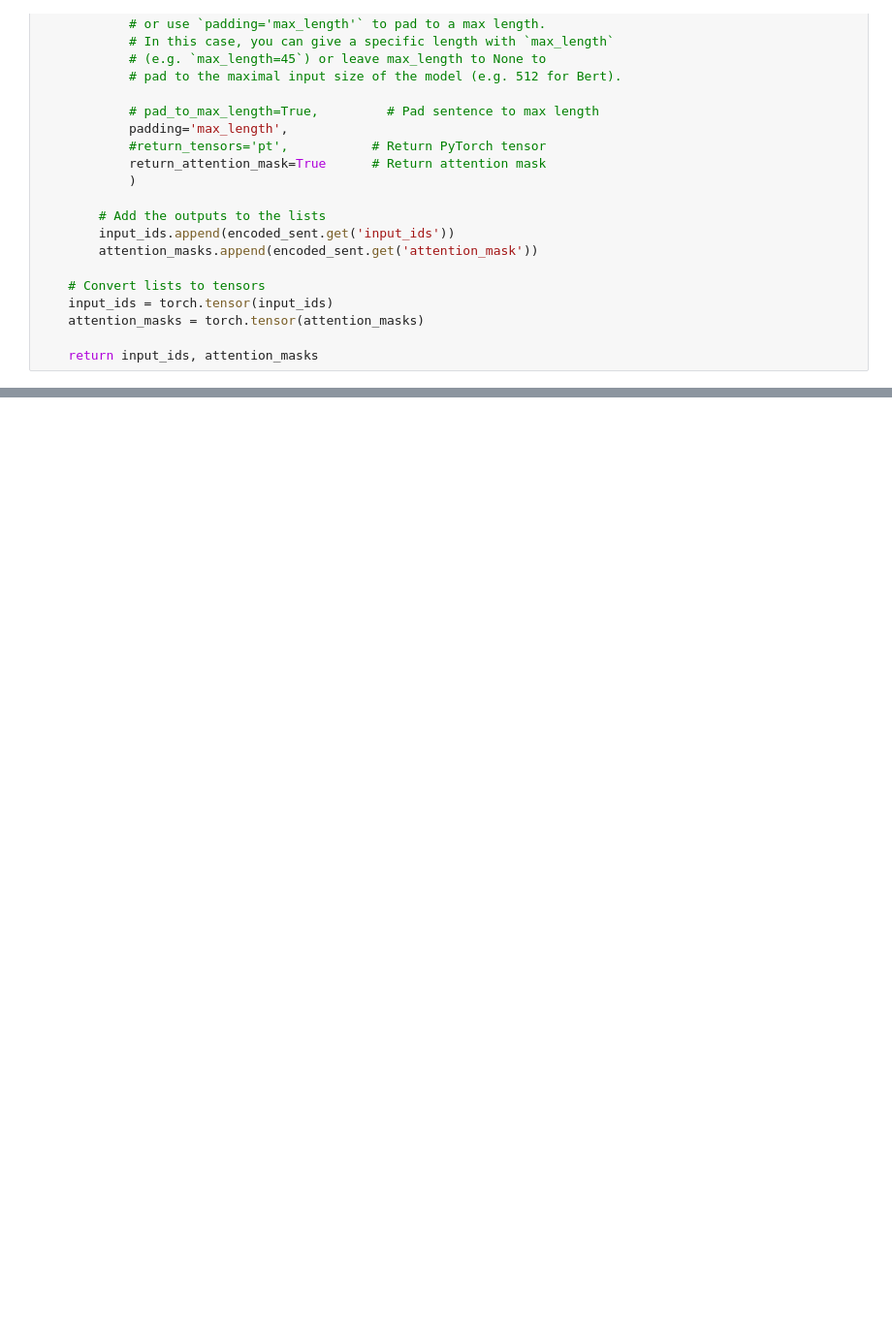
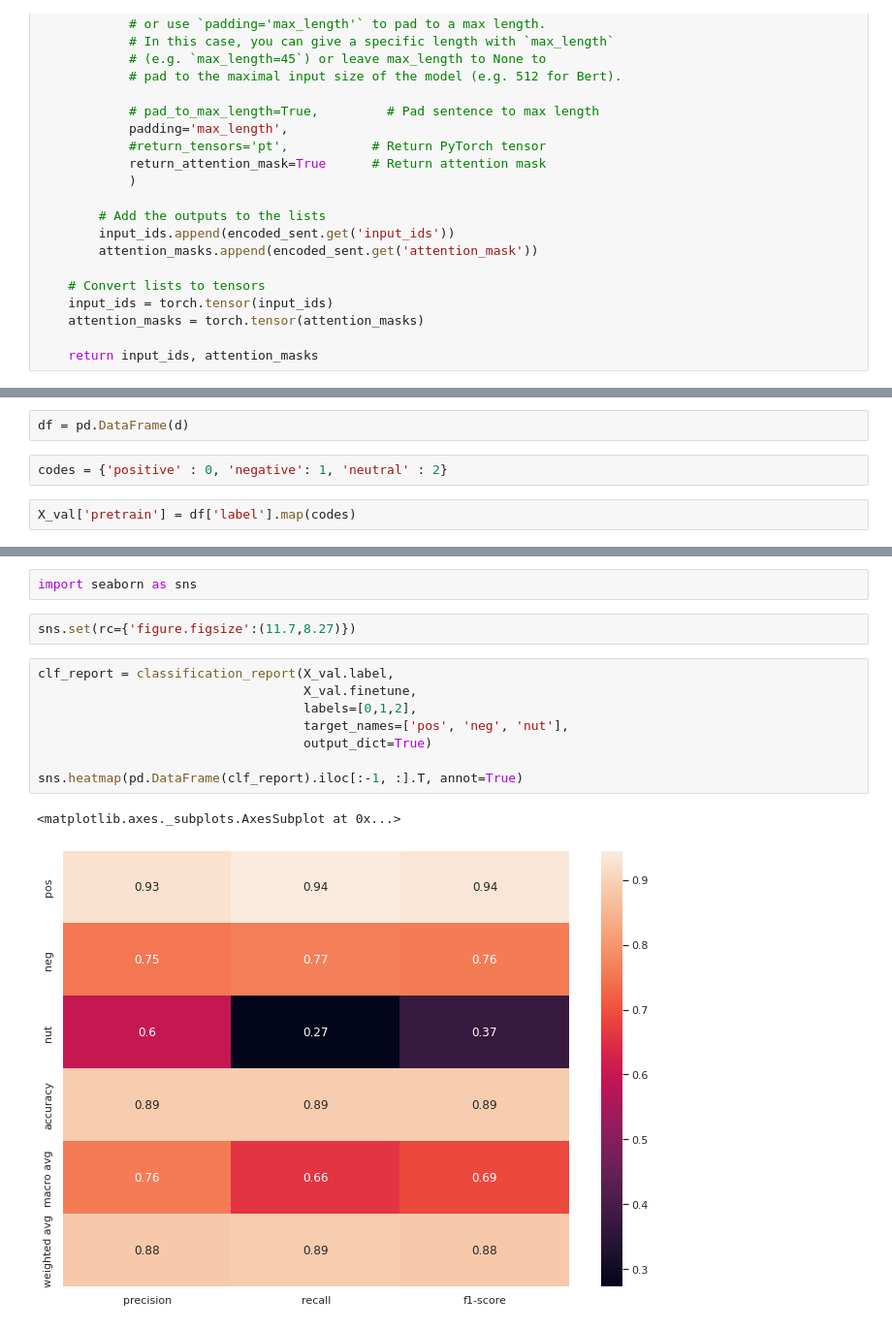
Before and after one commit to wzwzeyal/ojt_bert, a Jupyter notebook: notebooks_exploration/estimate_sentiment_model.ipynb, the cells around one changed output, grey strips where cells are left out. Shown at 97% size. Cells and saved outputs as stored; diff of their text form; blank space fills up the shorter version.

```diff
--- a/notebooks_exploration/estimate_sentiment_model.ipynb
+++ b/notebooks_exploration/estimate_sentiment_model.ipynb
@@ -83,0 +150,6 @@ print(res)
+# %%
+df = pd.DataFrame(d)
+# %%
+codes = {'positive' : 0, 'negative': 1, 'neutral' : 2}
+# %%
+X_val['pretrain'] = df['label'].map(codes)
@@ -83,0 +172,15 @@ print(res)
+# %%
+import seaborn as sns
+# %%
+sns.set(rc={'figure.figsize':(11.7,8.27)})
+# %%
+clf_report = classification_report(X_val.label,
+                                   X_val.finetune,
+                                   labels=[0,1,2],
+                                   target_names=['pos', 'neg', 'nut'],
+                                   output_dict=True)
+
+sns.heatmap(pd.DataFrame(clf_report).iloc[:-1, :].T, annot=True)
+# %% [output]
+<matplotlib.axes._subplots.AxesSubplot at 0x...>
+[figure, added]
```
Also changed, not shown: parts of 16 cells of this notebook.
